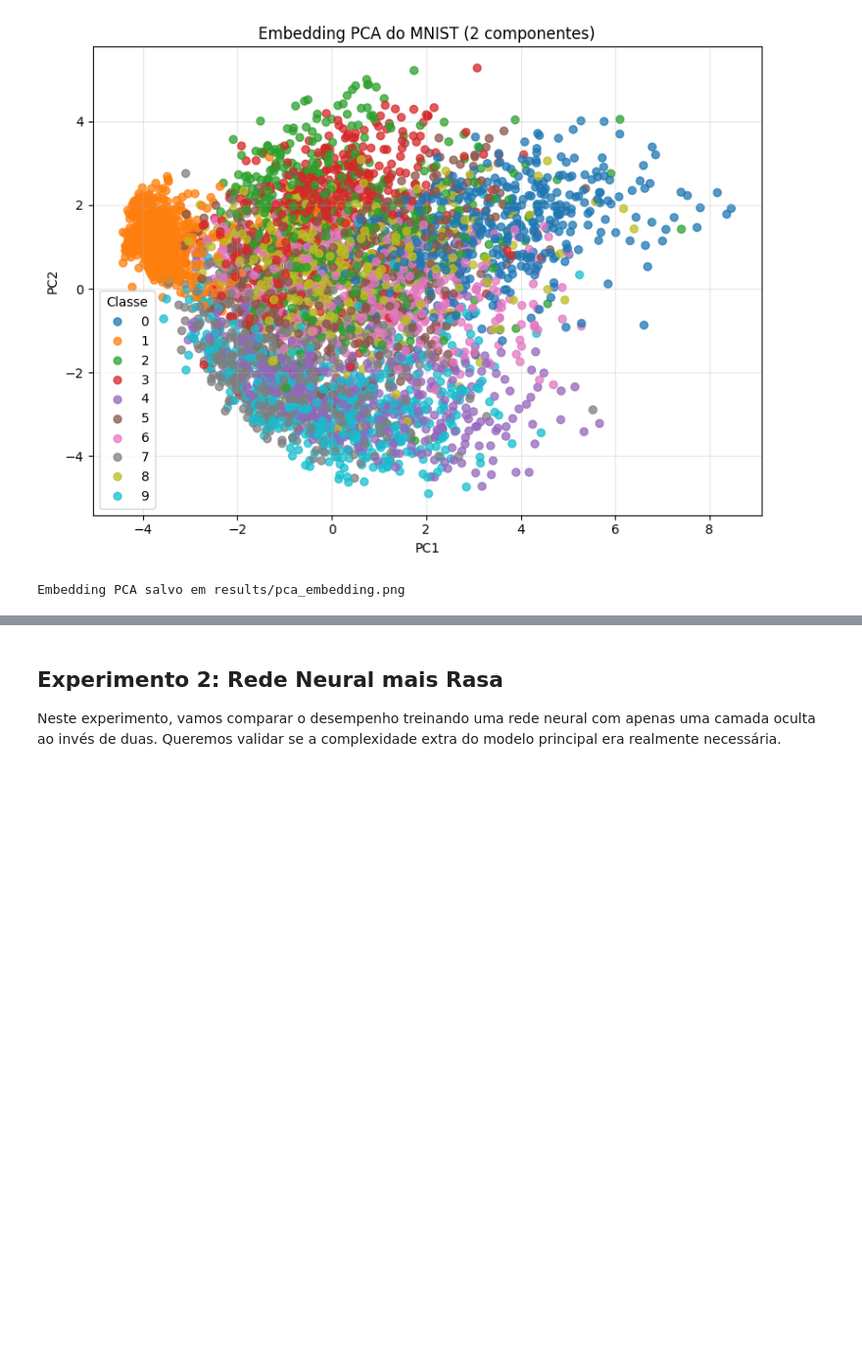
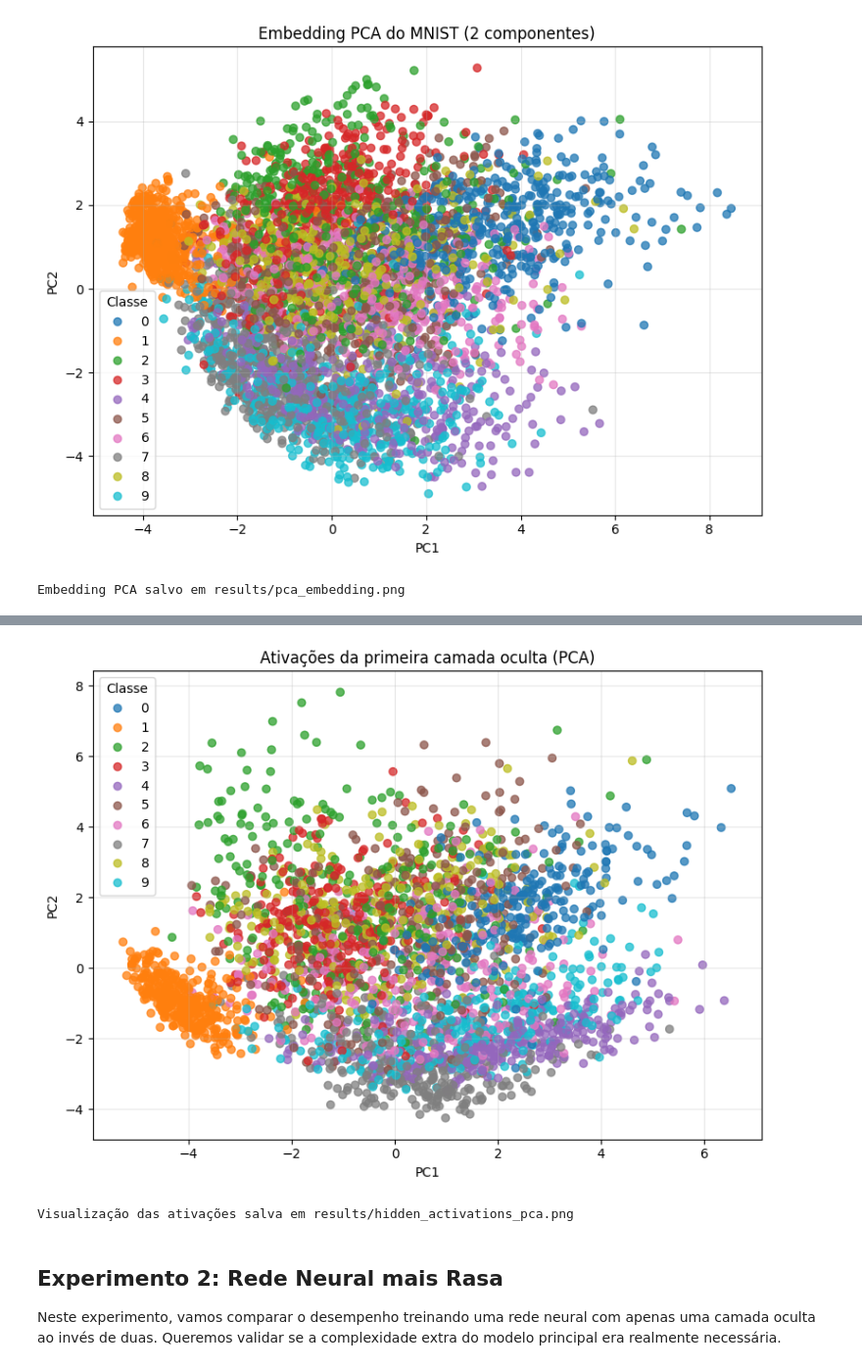
Before and after one commit to liviacoliveira/ponderada-MLP, a Jupyter notebook: notebooks/experimentos.ipynb, the cells around one changed output, grey strips where cells are left out. Shown at 98% size. Saved outputs shown, nothing was run; the diff lists cells and outputs as text; code cells hidden in the pictures; blank space fills up the shorter version.

Commit message:
feat: adiciona visualização das ativações internas no código do notebook principal

```diff
--- a/notebooks/experimentos.ipynb
+++ b/notebooks/experimentos.ipynb
@@ -193,3 +197,35 @@ Embedding PCA salvo em results/pca_embedding.png
+# %%
+from sklearn.decomposition import PCA
+
+# Ativações da primeira camada oculta para uma amostra reduzida do conjunto de teste
+subset = X_test[:3000]
+_ = net.forward(subset)
+hidden_activations = net.activations[1]
+
+pca_hidden = PCA(n_components=2, random_state=42)
+embedding_hidden = pca_hidden.fit_transform(hidden_activations)
+
+plt.figure(figsize=(8, 6))
+scatter_hidden = plt.scatter(
+    embedding_hidden[:, 0],
+    embedding_hidden[:, 1],
+    c=y_test_raw[:3000],
+    cmap='tab10',
+    alpha=0.75,
+)
+plt.title('Ativações da primeira camada oculta (PCA)')
+plt.xlabel('PC1')
+plt.ylabel('PC2')
+plt.grid(True, alpha=0.3)
+plt.legend(*scatter_hidden.legend_elements(), title='Classe')
+plt.tight_layout()
+plt.savefig('../results/hidden_activations_pca.png', dpi=150, bbox_inches='tight')
+plt.show()
+
+print('Visualização das ativações salva em results/hidden_activations_pca.png')
+# %% [output]
+[figure, added]
+Visualização das ativações salva em results/hidden_activations_pca.png
 # %% [markdown]
 ## Experimento 2: Rede Neural mais Rasa
 
```
Also changed, not shown: parts of 1 cell of this notebook, 2 other files.
